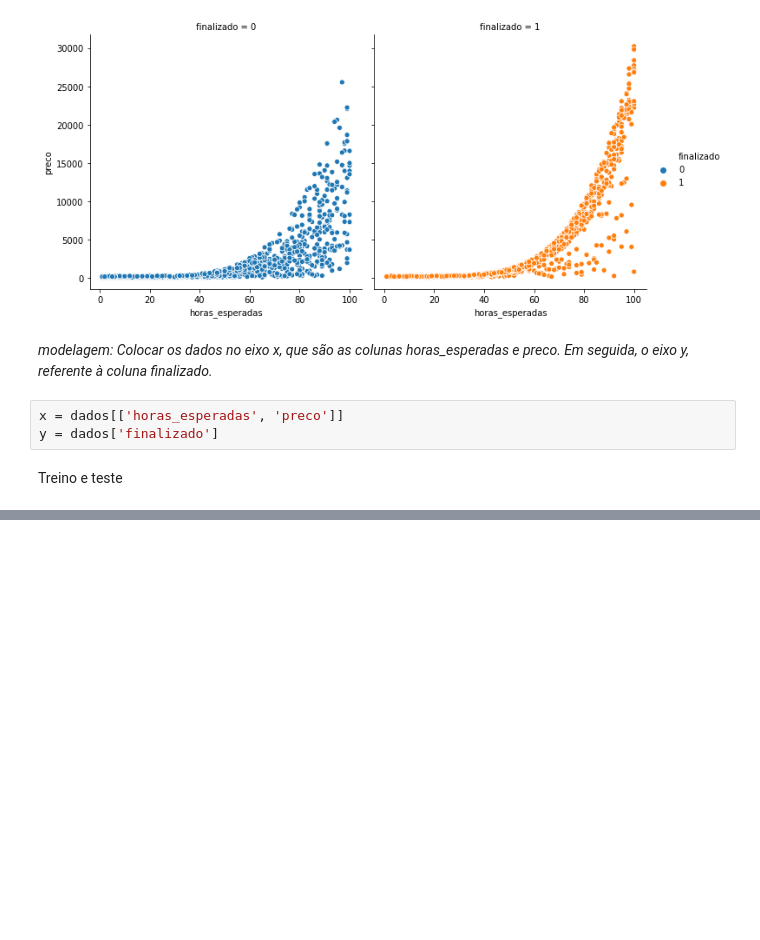
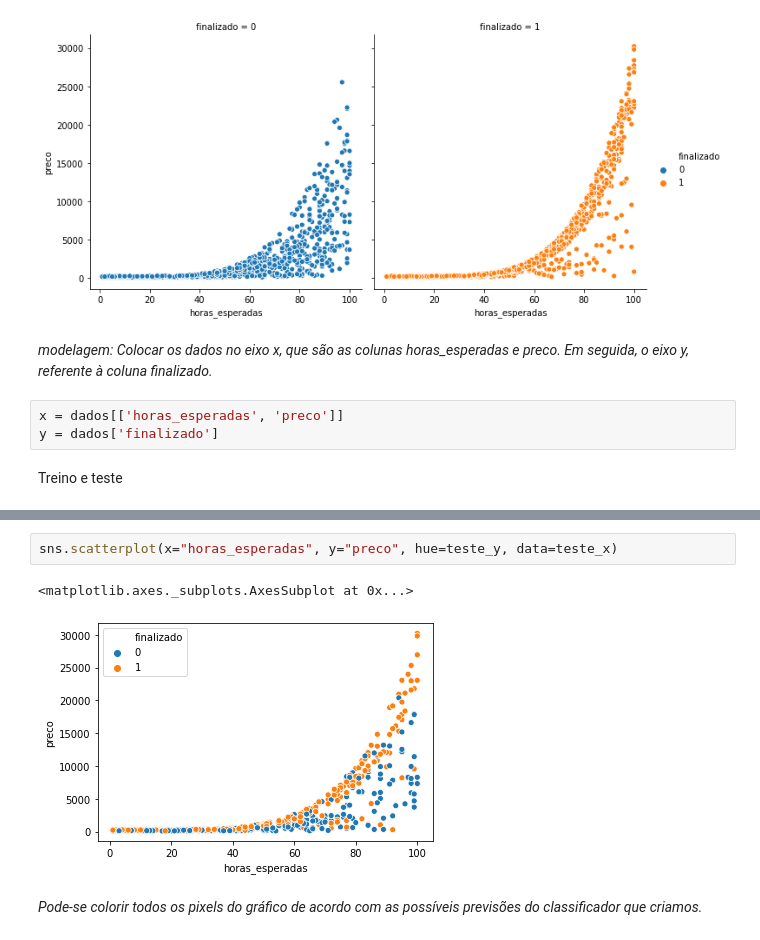
Before and after one commit to RRochele/MachineLearning, a Jupyter notebook: Introdução_a_ML_Classificação_2_Alura.ipynb, the cells around one changed output, grey strips where cells are left out. Cells and saved outputs as stored; diff of their text form; blank space fills up the shorter version.

```diff
--- a/Introdução_a_ML_Classificação_2_Alura.ipynb
+++ b/Introdução_a_ML_Classificação_2_Alura.ipynb
@@ -130,0 +124,7 @@ A acurácia foi 58.15%
+# %%
+sns.scatterplot(x="horas_esperadas", y="preco", hue=teste_y, data=teste_x)
+# %% [output]
+<matplotlib.axes._subplots.AxesSubplot at 0x...>
+[figure, added]
+# %% [markdown]
+*Pode-se colorir todos os pixels do gráfico de acordo com as possíveis previsões do classificador que criamos.*
```
Also changed, not shown: parts of 20 cells of this notebook.
